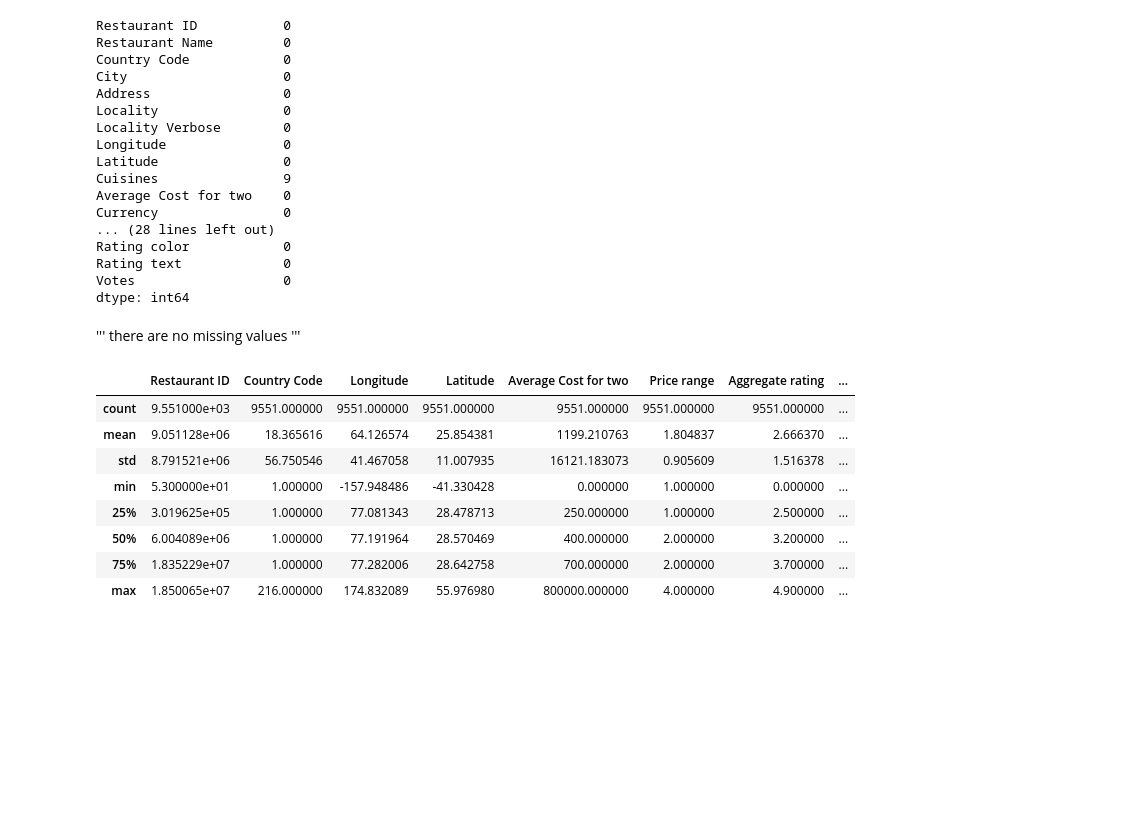
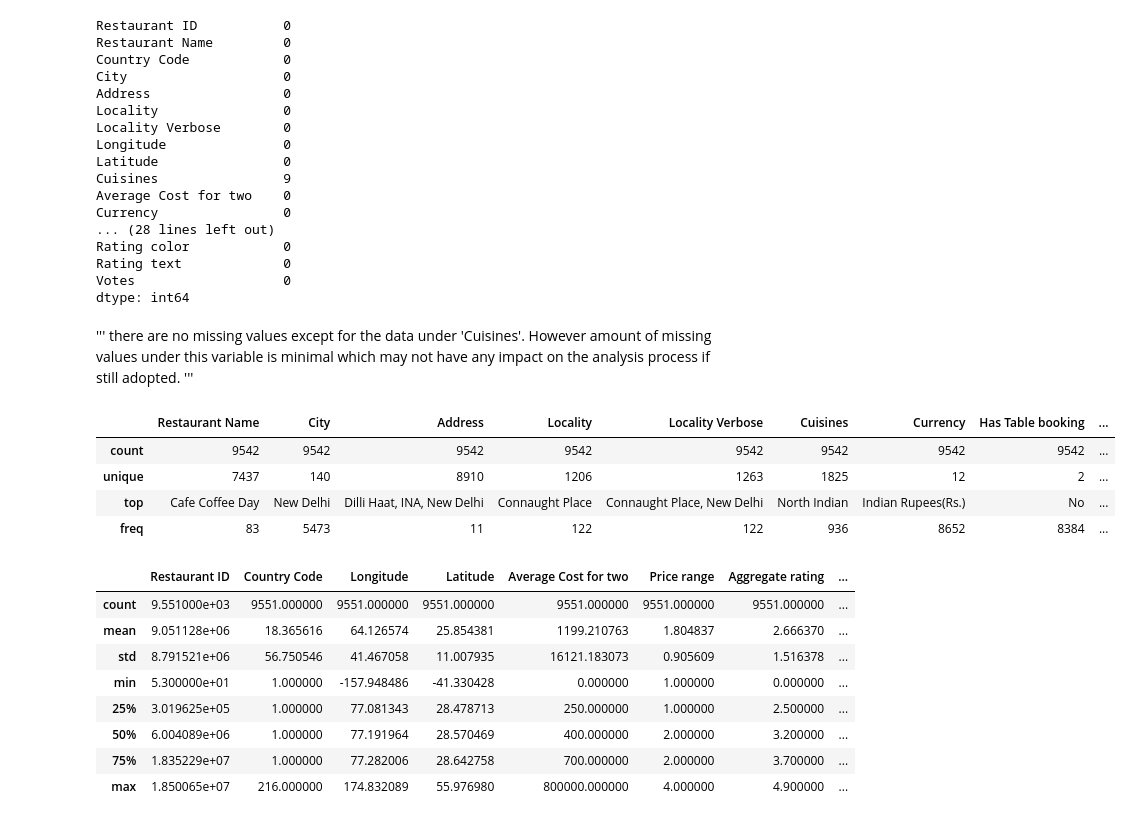
Before and after one commit to aniekanekanem/Cognifyz-Customer-Review-Data-Exploration-and-Preprocessing, a Jupyter notebook: level1_task1.ipynb, the cells around one changed output. Saved outputs shown, nothing was run; the diff lists cells and outputs as text; code cells hidden in the pictures; blank space fills up the shorter version.

```diff
--- a/level1_task1.ipynb
+++ b/level1_task1.ipynb
@@ -142,10 +142,20 @@ Rating color            0
 Rating text             0
 Votes                   0
 dtype: int64
-# %% [markdown]
-'''
-there are no missing values
-'''
+# %% [markdown]
+'''
+there are no missing values except for the data under 'Cuisines'.  However amount of missing values under this variable is minimal which may not have any impact on the analysis process if still adopted.
+'''
+# %%
+# Removing missing data
+new_data_new = new_data.dropna()
+new_data_new.describe(include=['object'])
+# %% [output]
+|  | Restaurant Name | City | Address | Locality | Locality Verbose | Cuisines | Currency | Has Table booking | ... |
+| count | 9542 | 9542 | 9542 | 9542 | 9542 | 9542 | 9542 | 9542 | ... |
+| unique | 7437 | 140 | 8910 | 1206 | 1263 | 1825 | 12 | 2 | ... |
+| top | Cafe Coffee Day | New Delhi | Dilli Haat, INA, New Delhi | Connaught Place | Connaught Place, New Delhi | North Indian | Indian Rupees(Rs.) | No | ... |
+| freq | 83 | 5473 | 11 | 122 | 122 | 936 | 8652 | 8384 | ... |
 # %%
 # 2.  Gathering summary statistics
 new_data.describe() # summary stats for numerical variables
```
Also changed, not shown: parts of 2 cells of this notebook.
